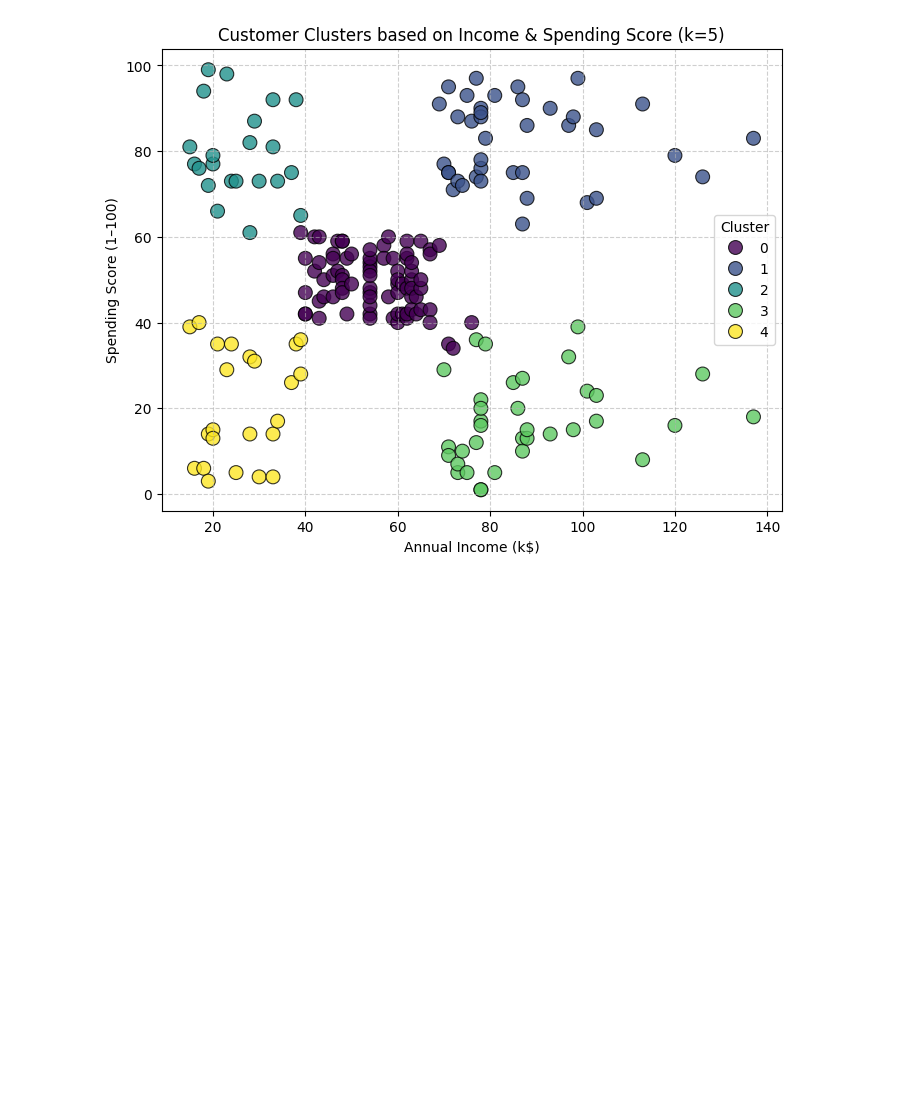
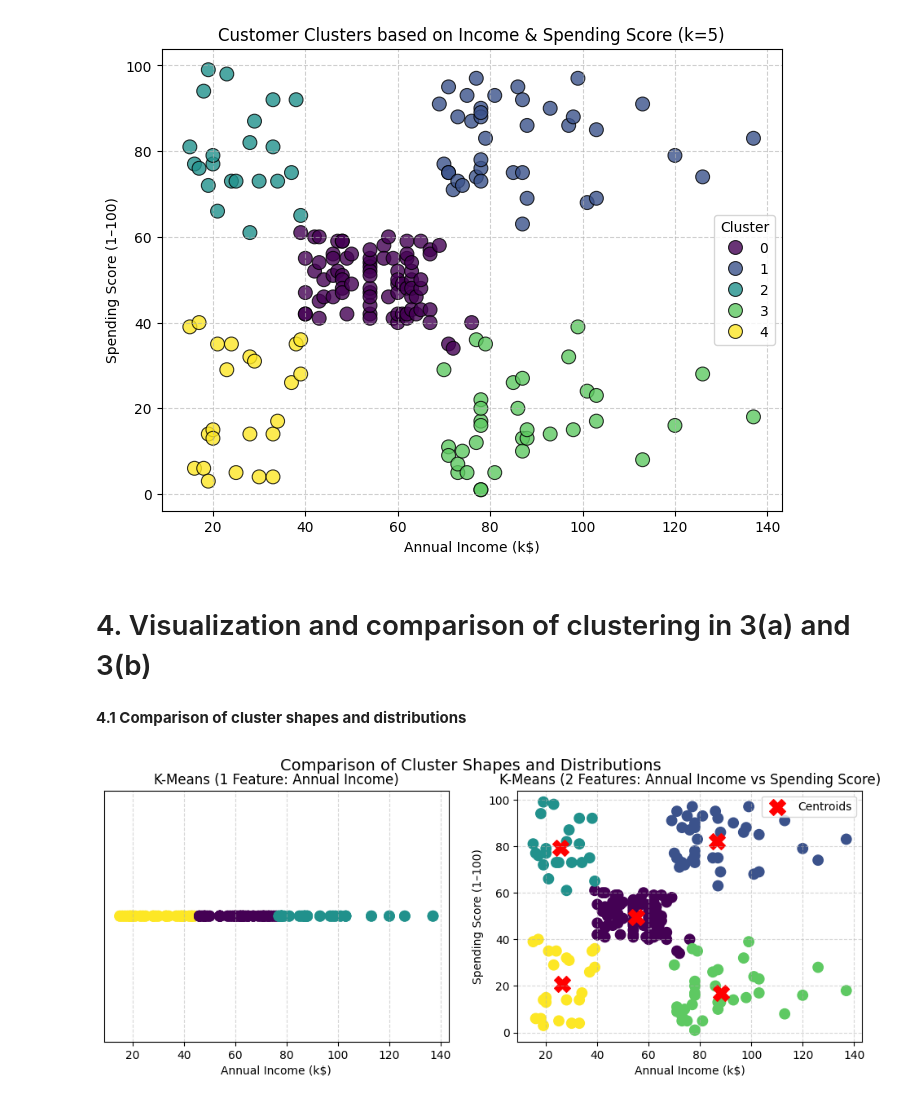
Before and after one commit to IreneWanjiruKariuki/NetflixTitles-DataCleaning, a Jupyter notebook: Mall_Customers_Clustering.ipynb, the cells around one changed output. Drawn from its saved outputs; the diff is of its cells as text; code cells hidden in the pictures; blank space fills up the shorter version.

```diff
--- a/Mall_Customers_Clustering.ipynb
+++ b/Mall_Customers_Clustering.ipynb
@@ -342,3 +342,44 @@ plt.grid(True, linestyle='--', alpha=0.6)
 plt.show()
 # %% [output]
 [figure]
+# %% [markdown]
+# 4. Visualization and comparison of clustering in 3(a) and 3(b)
+# %% [markdown]
+**4.1 Comparison of cluster shapes and distributions**
+# %%
+#Extracting the relevant features
+X1 = df[['Annual Income (k$)']].values #Using 1 feature
+X2 = df[['Annual Income (k$)', 'Spending Score (1-100)']].values #Using 2 features
+
+#K-Means Clustering
+kmeans_1d = KMeans(n_clusters=3, random_state=42)
+clusters_1d = kmeans_1d.fit_predict(X1)
+
+kmeans_2d = KMeans(n_clusters=5, random_state=42)
+clusters_2d = kmeans_2d.fit_predict(X2)
+
+#Visualization
+fig, axes = plt.subplots(1, 2, figsize=(12, 4))
+
+#1 feature Clustering (Annual Income)
+axes[0].scatter(X1, [0]*len(X1), c=clusters_1d, cmap='viridis', s=80)
+axes[0].set_title("K-Means (1 Feature: Annual Income)")
+axes[0].set_xlabel("Annual Income (k$)")
+axes[0].set_yticks([])
+axes[0].grid(True, linestyle='--', alpha=0.5)
+
+#2 feature Clustering (Annual Income + Spending Score)
+axes[1].scatter(X2[:, 0], X2[:, 1], c=clusters_2d, cmap='viridis', s=80)
+axes[1].scatter(kmeans_2d.cluster_centers_[:, 0],
+                kmeans_2d.cluster_centers_[:, 1],
+                c='red', marker='X', s=200, label='Centroids')
+axes[1].set_title("K-Means (2 Features: Annual Income vs Spending Score)")
+axes[1].set_xlabel("Annual Income (k$)")
+axes[1].set_ylabel("Spending Score (1–100)")
+axes[1].legend()
+axes[1].grid(True, linestyle='--', alpha=0.5)
+
+plt.suptitle("Comparison of Cluster Shapes and Distributions", fontsize=14)
+plt.show()
+# %% [output]
+[figure, added]
```
Also changed, not shown: parts of 6 cells of this notebook.
